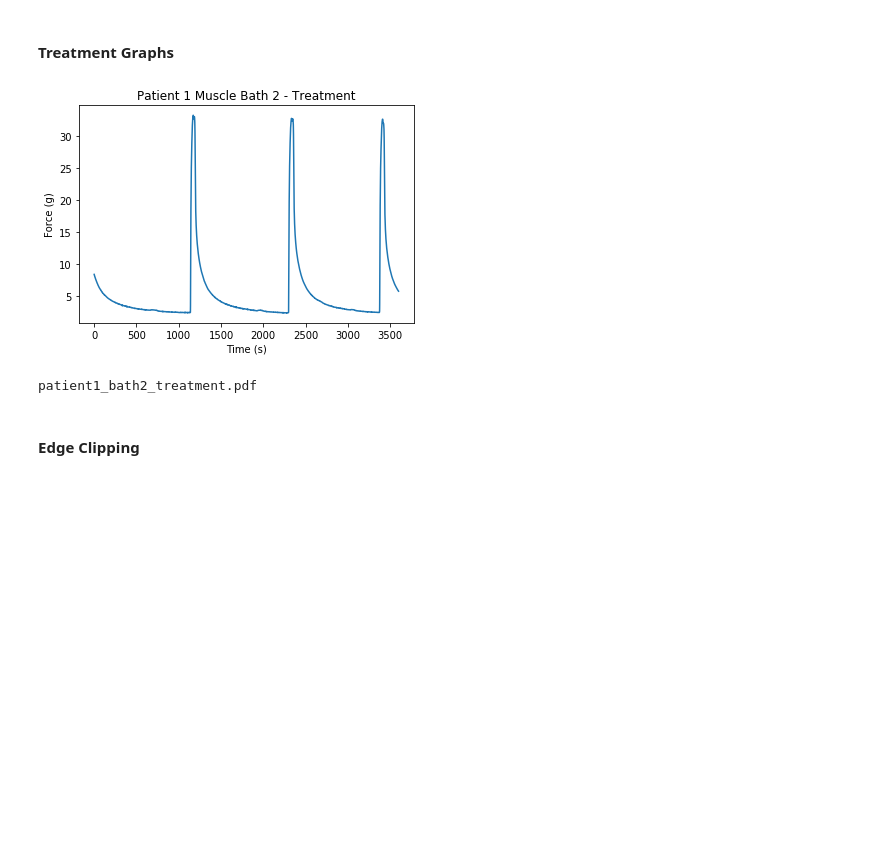
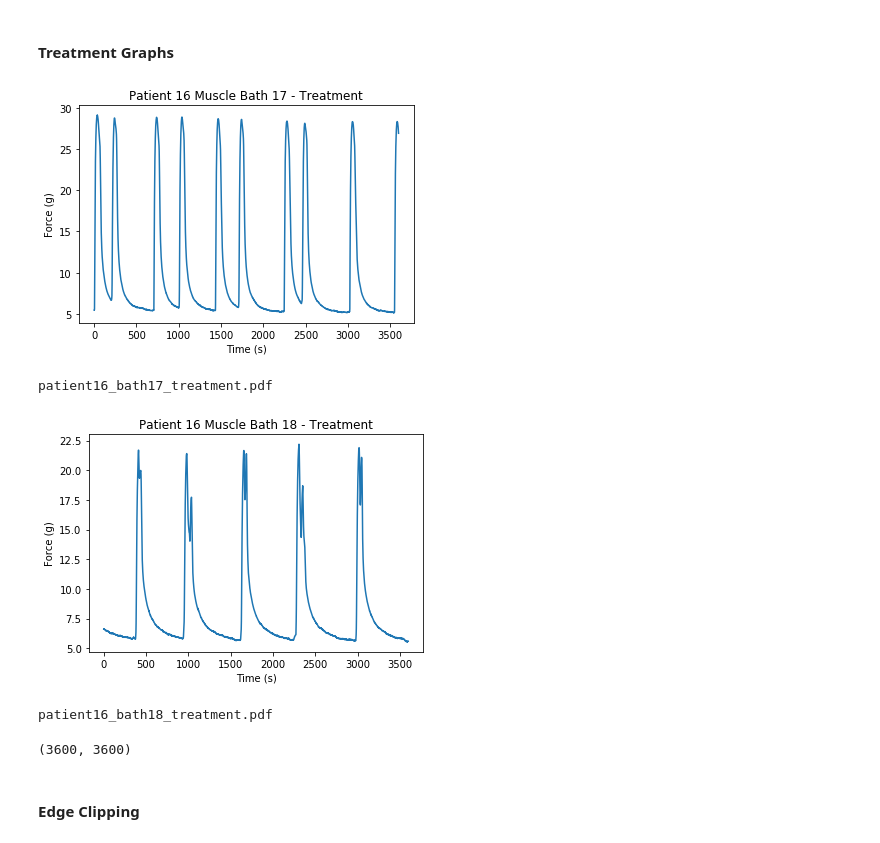
Before and after one commit to wupchurc/Muscle-Bath, a Jupyter notebook: Myometrial Contractility.ipynb, the cells around one changed output. Saved outputs shown, nothing was run; the diff lists cells and outputs as text; code cells hidden in the pictures; blank space fills up the shorter version.

```diff
--- a/Myometrial Contractility.ipynb
+++ b/Myometrial Contractility.ipynb
@@ -160,7 +212,6 @@ fp_output_list = []
 #for loop for peak analysis
 #vary width variable for each study to tune the find_peaks function
 #width_var = float(input("input the width variable for find_peaks function:"))
-width_var = 30
 for i in range(len(baseline_array_list)):
     bath = df_ref.iloc[i]["Bath Number"]
     #print("Muscle Bath",bath,":")
@@ -175,12 +226,12 @@ for i in range(len(baseline_array_list)):
     #vary width variable for each study to tune the find_peaks function
     #comment out width_var unless need to vary width for each bath
     #width_var = float(input("input the width variable for find_peaks function:"))
-    fp_output = find_peaks(np.array(baseline_array_list[(i)]),height = cutoff, width = width_var)
+    fp_output = find_peaks(np.array(baseline_array_list[(i)]),height = cutoff, width = baseline_width_var, distance = 200)
     locmax = np.array(baseline_array_list[(i)])[fp_output[0]]
     locmax_list.append(locmax)
     fp_output_list.append(fp_output)
-
-
+    print(fp_output)
+    #print("\n")
 
 #width variable used for analysis of each study:
 
@@ -236,7 +308,7 @@ for mb in range(len(df_ref)):
     plt.ylabel("Force (g)")
     plt.xlabel("Time (s)")
     #use peak_widths function to determine the widths of contractions
-    widths = peak_widths(baseline_array_list[mb],locmax_indx_list[mb],rel_height = rel_height)
+    widths = peak_widths(baseline_array_list[mb],locmax_indx_list[mb],rel_height = peak_rel_height)
     #create storage list for contraction baseline force
     storagelist = []
     #loop through each contraction, use info stored in widths variable
@@ -244,8 +316,11 @@ for mb in range(len(df_ref)):
     for contract_num in range(len(locmax_indx_list[mb])):
         #determine left baseline indx
         left_basex = int(widths[2][contract_num])
+        print(left_basex,widths[2][contract_num])
         #determine left baseline force
-        left_basey = np.array(baseline_array_list[mb])[left_basex]
+        #left_basey = np.array(baseline_array_list[mb])[left_basex]
+        #use interpolated width height
+        left_basey = widths[1][contract_num]
         #plot left baseline force on plot
         plt.plot(left_basex,left_basey,'ro')
         #store this muscle baths contraction baseline forces
@@ -261,4 +336,6 @@ for mb in range(len(df_ref)):
     #store contraction baseline forces
     base.append(np.array(storagelist))
     print("contraction baseline forces:",base[mb])
+    print("contraction peak forces:",locmax_list[mb])
+    print(widths)
 # %% [output]
@@ -283,8 +426,11 @@ for x in range(len(locmax_list)):
     forcetitles.append(title)
     for contract in range(len(locmax_list[x])):
         amp = (locmax_list[x][contract]-base[x][contract])
+        #2 decimal places
+        amp = float("%.2f" % amp)
         templist.append(amp)
     raw_force_list.append(np.array(templist))
+    print("raw forces:",raw_force_list[x])
 #make a dictionary out of titles and raw forces
 rawforcedic = dict(zip(forcetitles, raw_force_list))
 #for each muscle bath calculate the average raw peak value during baseline
@@ -301,7 +447,7 @@ for bath in df_ref['Bath Number']:
     mass = float(df_ref[df_ref['Bath Number']== bath]['Mass (mg)'])
     CSA = ((mass*.001)/(1.056*length*.1)) * 100       #CSA in mm2
     CSA_list.append(CSA)
-print((CSA_list))
+print("CSA:",(CSA_list))
 #create an empty list to store CSA normalized forces and titles
 norm_force_list = []
 normtitles = []
@@ -310,12 +456,14 @@ for x in range(len(locmax_list)):
     #create a temporary list to store values for each muscle bath
     templist = []
     bath = df_ref.iloc[x]["Bath Number"]
-    title = "bath" + str(bath) +" norm (g/mm2)"
+    title = "bath" + str(bath) +" norm. to CSA (g/mm2)"
     normtitles.append(title)
     for contraction in range(len(locmax_list[x])):
         norm = ((locmax_list[x][contraction]-base[x][contraction])/CSA_list[x])
+        norm = float("%.2f" % norm)
         templist.append(norm)
     norm_force_list.append(np.array(templist))
+    print("corrected to CSA:",norm_force_list[x])
 #make a dictionary out of titles and raw forces
 normforcedic = dict(zip(normtitles, norm_force_list))
 # %% [output]
@@ -380,7 +537,8 @@ for mb in range(len(baseline_array_list)):
         #determine left baseline indx
         right_basex = int(widths[3][contract_num])
         #determine left baseline force
-        right_basey = np.array(baseline_array_list[mb])[right_basex]
+        #right_basey = np.array(baseline_array_list[mb])[right_basex]
+        right_basey = widths[1][contract_num]
         #plot left baseline force on plot
         plt.hlines(right_basey,locmax_indx_list[mb][contract_num],right_basex, colors= 'r')
     plt.show()
@@ -388,6 +546,7 @@ for mb in range(len(baseline_array_list)):
     savestring = "relaxtime_" + "patient"+(list(df_ref['Patient'])[mb])+"_"+"bath"+str(bath)+"_baseline"+'.pdf'
     print("saved as:",savestring)
     f.savefig('baseline_graphs/'+savestring,sep = '')
+    print("relax times:",relax_time[mb])
 #make a dictionary for baseline contractions duration time
 base_relax_time = dict(zip(relaxtitle,relax_time))
 # %% [output]
@@ -439,36 +618,43 @@ Patient1_baseline_comp1.xlsx
 treat_array_list = []
 #loop through viable muscle baths in study file (df_file) and retrieve treatment force data
 #send array of each muscle bath treatment force data to treat_array_list
 count = 0
 for bath in df_ref['Bath Number']:
 
     if bath < 9:
         treatment_array = (df_file.loc[treat_time_list[count]:treat_time_list[count]+3599,Force_list[bath-1]])
 
     elif bath > 16:
         #treatment_array = (df_file.loc[treat_time_list[count]:treat_time_list[count]+3599,Force_list[bath-17]])
-        treatment_array = (df_file.loc[treat_time_list[count]:,Force_list[bath-17]])
+        treatment_array = (df_file.loc[treat_time_list[count]:treat_time_list[count]+3599,Force_list[bath-17]])
     else:
         treatment_array = (df_file.loc[treat_time_list[count]:treat_time_list[count]+3599,Force_list[bath-9]])
 
     treat_array_list.append(treatment_array)
     count += 1
 #plot the treatment contraction force data
 for i in range(len(treat_array_list)):
     bath = df_ref.iloc[i]["Bath Number"]
     #print("Muscle Bath",bath)
     f = plt.figure()
     plt.plot(np.array(treat_array_list[i]))
     plt.title("Patient "+list(df_ref['Patient'])[i]+" Muscle Bath "+str(bath)+" - Treatment")
     plt.ylabel("Force (g)")
     plt.xlabel("Time (s)")
     plt.show()
     savestring = "patient"+(list(df_ref['Patient'])[i])+"_"+"bath"+str(bath)+"_treatment"+'.pdf'
     print(savestring)
     f.savefig('treatment_graphs/'+savestring,sep = '')
 # %% [output]
-[figure, old version]
+[figure, new version]
-patient1_bath2_treatment.pdf
+patient16_bath17_treatment.pdf
+[figure, added]
+patient16_bath18_treatment.pdf
+# %%
+len(treat_array_list[0]),len(treat_array_list[1])
+#len(treat_array_list[2]),len(treat_array_list[3])
+# %% [output]
+(3600, 3600)
 # %% [markdown]
 #### Edge Clipping
 # %%
```
Also changed, not shown: parts of 23 cells of this notebook.
